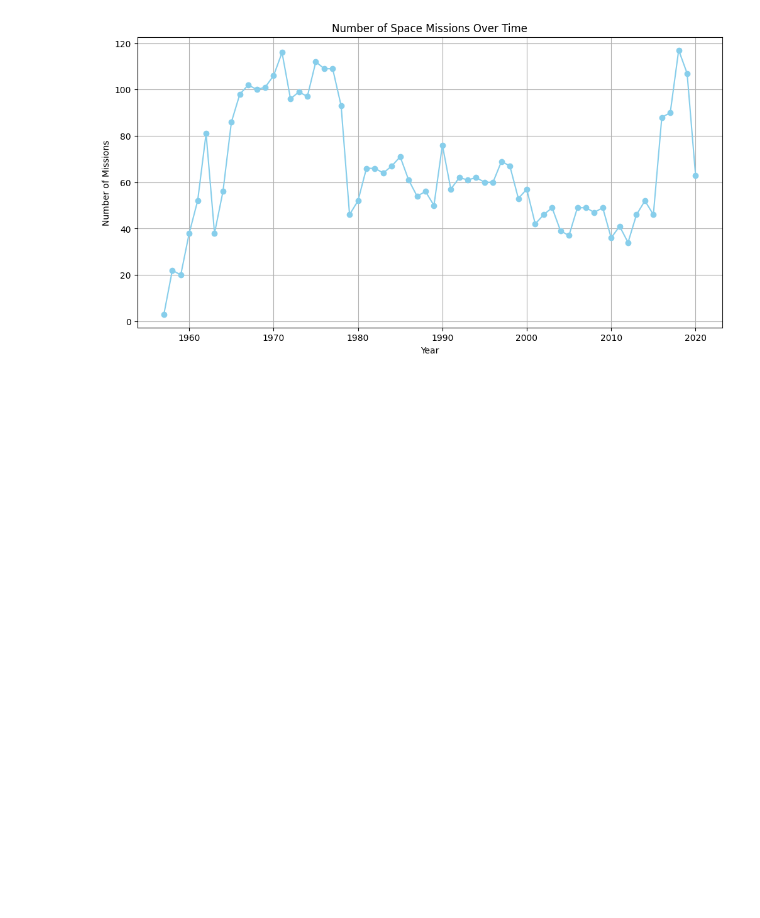
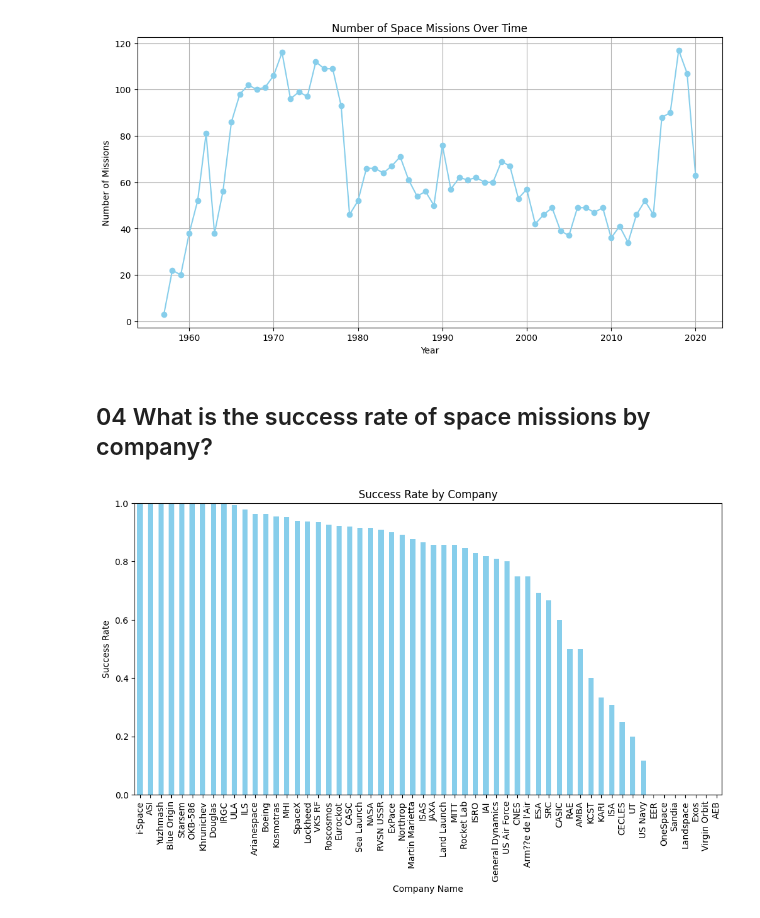
Before and after one commit to debarshee2004/space, a Jupyter notebook: src/main.ipynb, the cells around one changed output. Saved outputs shown, nothing was run; the diff lists cells and outputs as text; code cells hidden in the pictures; blank space fills up the shorter version.

```diff
--- a/src/main.ipynb
+++ b/src/main.ipynb
@@ -140,3 +140,31 @@ plt.grid(True)
 plt.show()
 # %% [output]
 [figure]
+# %% [markdown]
+## 04 What is the success rate of space missions by company?
+# %%
+# Calculate the total number of missions for each company
+total_missions = df['Company Name'].value_counts()
+
+# Calculate the number of successful missions for each company
+successful_missions = df[df['Status Mission'] == 'Success']['Company Name'].value_counts()
+
+# Calculate the success rate for each company
+success_rate = (successful_missions / total_missions).fillna(0)
+
+# Sort companies by success rate (highest to lowest)
+success_rate = success_rate.sort_values(ascending=False)
+
+# Plot the data
+plt.figure(figsize=(12, 6))
+success_rate.plot(kind='bar', color='skyblue')
+plt.title('Success Rate by Company')
+plt.xlabel('Company Name')
+plt.ylabel('Success Rate')
+plt.xticks(rotation=90)  # Rotate x-axis labels for better readability
+plt.ylim(0, 1)  # Set the y-axis limits to 0-1 for a percentage scale
+
+# Display the plot
+plt.show()
+# %% [output]
+[figure, added]
```
Also changed, not shown: parts of 5 cells of this notebook.
